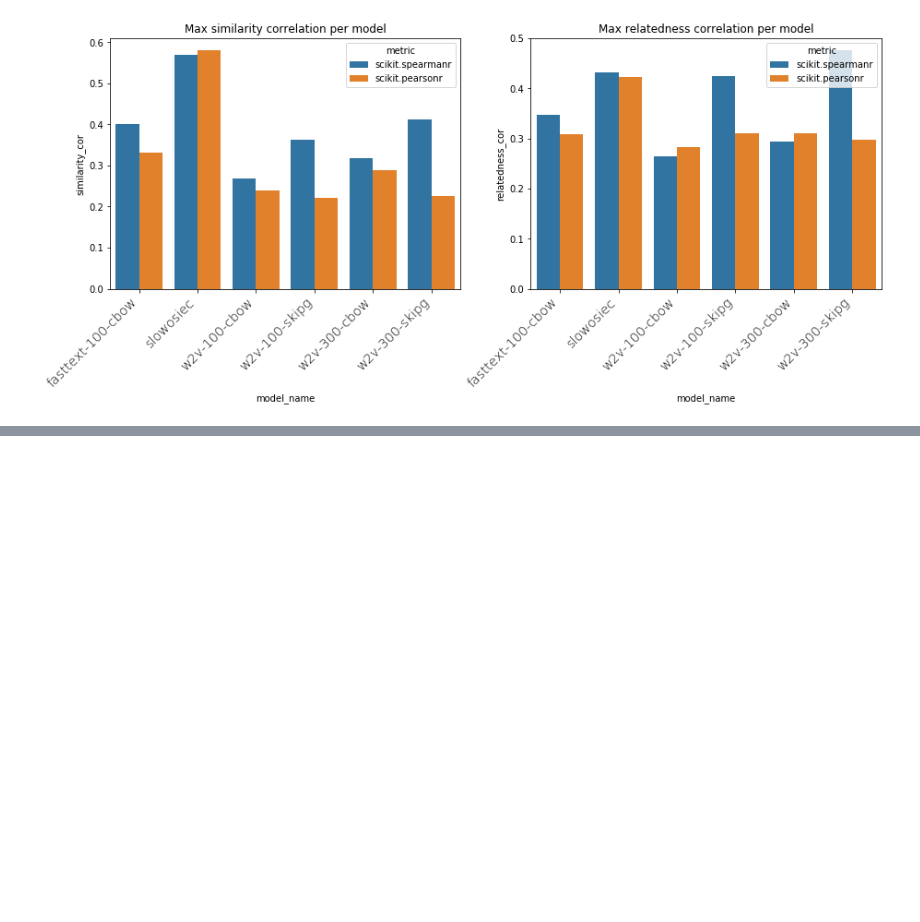
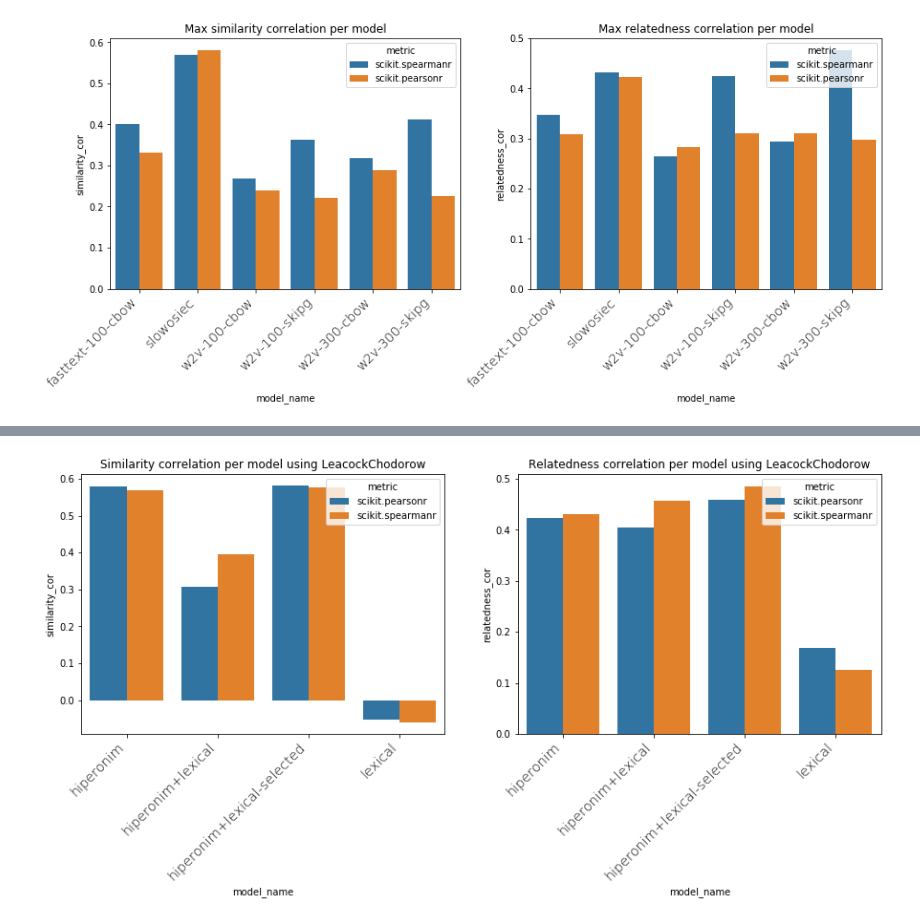
Before and after one commit to lukaszsus/nlp-semantic-relatedness, a Jupyter notebook: notebooks/measure_similarity_relatedness.ipynb, the cells around one changed output, grey strips where cells are left out. Drawn from its saved outputs; the diff is of its cells as text; code cells hidden in the pictures; blank space fills up the shorter version.

Commit message:
Research on relatedness correlation in wornet done.

```diff
--- a/notebooks/measure_similarity_relatedness.ipynb
+++ b/notebooks/measure_similarity_relatedness.ipynb
@@ -206,0 +209,40 @@ compare_all_models(df_combined)
+# %%
+wordnet_research_path = "output/wordnet_results.csv"
+wordnet_research_path = os.path.join(PROJECT_PATH, wordnet_results_path)
+wordnet_model_names_mapper = {"slowosiec-graph-hiperonim-connected-by-top-sort": "hiperonim",
+                     "slowosiec-graph-lexical-connected-by-top-sort": "lexical",
+                     "slowosiec-graph-hiperonim-lexical-connected-by-top-sort": "hiperonim+lexical",
+                     "slowosiec-graph-hiperonim-lexical-selected-connected-by-top-sort": "hiperonim+lexical-selected"}
+# %%
+df_wordnet_research = pd.read_csv(wordnet_research_path, index_col=0)
+# %%
+df_wordnet_research.loc[:, "model_name"] = df_wordnet_research["model_name"].map(wordnet_model_names_mapper)
+# %%
+def compare_wordnets(df_wordnets, similarity_func):
+    fig, axes = plt.subplots(1, 2, figsize=(15, 5))
+    df_wordnets = df_wordnets[df_wordnets["similarity_func"]==similarity_func]
+    df = df_wordnets[["model_name", "metric", "similarity_func", "similarity_cor", "relatedness_cor"]].groupby(["metric", "model_name"]).max()
+    df = df.reset_index()
+    df = df.sort_values(by="model_name")
+    sns.barplot(ax=axes[0], x="model_name", y="similarity_cor", hue="metric", data=df)
+    axes[0].set_title("Similarity correlation per model using {}".format(similarity_func))
+    axes[0].set_xticklabels(
+        axes[0].get_xticklabels(),
+        rotation=45,
+        horizontalalignment='right',
+        fontweight='light',
+        fontsize='x-large'
+    )
+
+    df = df_wordnets[["model_name", "metric", "similarity_func", "similarity_cor", "relatedness_cor"]].groupby(["metric", "model_name"]).max()
+    df = df.reset_index()
+    df = df.sort_values(by="model_name")
+    sns.barplot(ax=axes[1], x="model_name", y="relatedness_cor", hue="metric", data=df)
+    axes[1].set_title("Relatedness correlation per model using {}".format(similarity_func))
+    axes[1].set_xticklabels(
+        axes[1].get_xticklabels(),
+        rotation=45,
+        horizontalalignment='right',
+        fontweight='light',
+        fontsize='x-large'
+    )
@@ -206,0 +269,4 @@ compare_all_models(df_combined)
+# %%
+compare_wordnets(df_wordnet_research, "LeacockChodorow")
+# %% [output]
+[figure, added]
```
Also changed, not shown: parts of 4 cells of this notebook, 14 other files.
